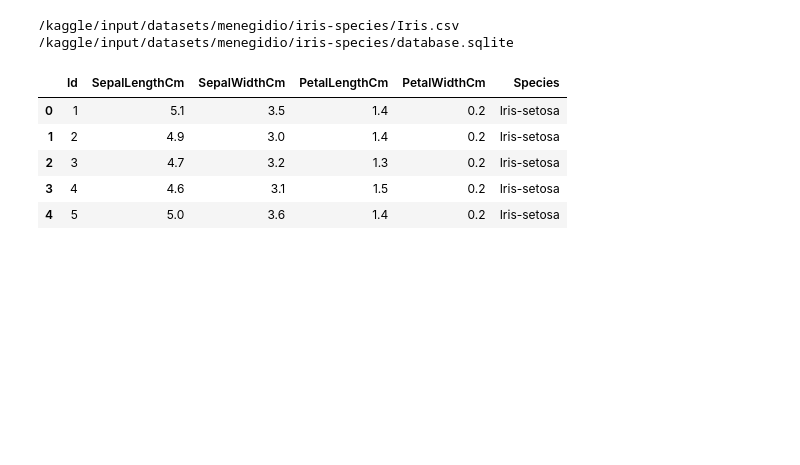
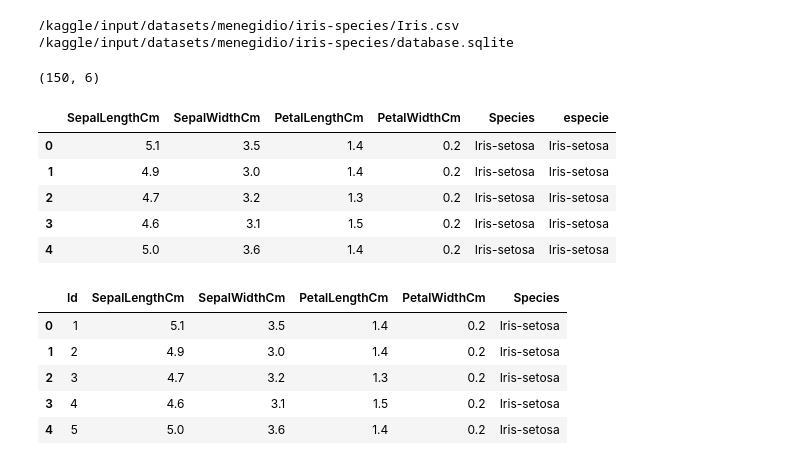
Before and after one commit to samuel76-art/Disciplina-de-Inteligencia-Artificial-UMC, a Jupyter notebook: Atividade_dataset_Iris_com_SVM .ipynb, the cells around one changed output. Saved outputs shown, nothing was run; the diff lists cells and outputs as text; code cells hidden in the pictures; blank space fills up the shorter version.

Commit message:
Kaggle Notebook | Avaliação do dataset Iris com SVM | Version 2

```diff
--- a/Atividade_dataset_Iris_com_SVM .ipynb
+++ b/Atividade_dataset_Iris_com_SVM .ipynb
@@ -59,6 +67,40 @@ for dirname, _, filenames in os.walk('/kaggle/input'):
 # %% [output]
 /kaggle/input/datasets/menegidio/iris-species/Iris.csv
 /kaggle/input/datasets/menegidio/iris-species/database.sqlite
+# %%
+from sklearn.datasets import load_iris
+
+# Dataset "Iris Species" do Kaggle: arquivo Iris.csv (colunas Id, SepalLengthCm, ..., Species)
+caminhos = ["/kaggle/input/iris/Iris.csv", "Iris.csv"]
+caminho = next((c for c in caminhos if os.path.exists(c)), None)
+
+if caminho:
+    df = pd.read_csv(caminho)
+else:
+    # Plano B: gera o mesmo formato pelo scikit-learn
+    _i = load_iris(as_frame=True)
+    df = _i.data.copy()
+    df.columns = ["SepalLengthCm", "SepalWidthCm", "PetalLengthCm", "PetalWidthCm"]
+    df.insert(0, "Id", range(1, len(df) + 1))
+    df["Species"] = _i.target.map(dict(enumerate(["Iris-setosa", "Iris-versicolor", "Iris-virginica"])))
+
+df = df.drop(columns=["Id"])          # Id não é característica da flor
+
+X = df.drop(columns=["Species"])      # atributos
+y = df["Species"]                     # alvo
+nomes_classes = sorted(y.unique())
+
+df["especie"] = y
+print(df.shape)
+df.head()
+# %% [output]
+(150, 6)
+|  | SepalLengthCm | SepalWidthCm | PetalLengthCm | PetalWidthCm | Species | especie |
+| 0 | 5.1 | 3.5 | 1.4 | 0.2 | Iris-setosa | Iris-setosa |
+| 1 | 4.9 | 3.0 | 1.4 | 0.2 | Iris-setosa | Iris-setosa |
+| 2 | 4.7 | 3.2 | 1.3 | 0.2 | Iris-setosa | Iris-setosa |
+| 3 | 4.6 | 3.1 | 1.5 | 0.2 | Iris-setosa | Iris-setosa |
+| 4 | 5.0 | 3.6 | 1.4 | 0.2 | Iris-setosa | Iris-setosa |
 # %%
 # Carregando o dataset a partir do arquivo anexado pelo Kaggle
 # Caminho confirmado a partir do output da Célula 3 (os.walk)
```
Also changed, not shown: parts of 1 cell of this notebook.
